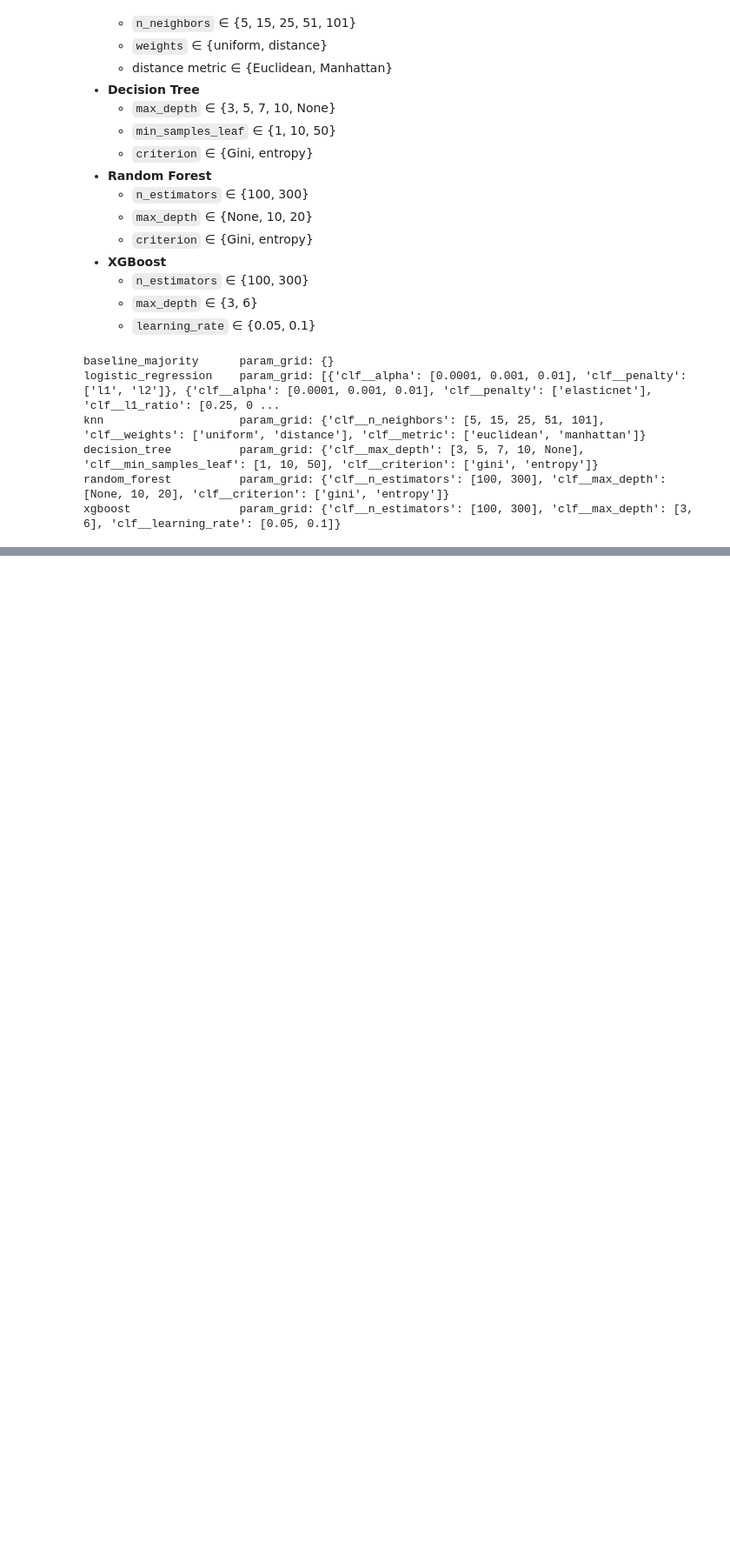
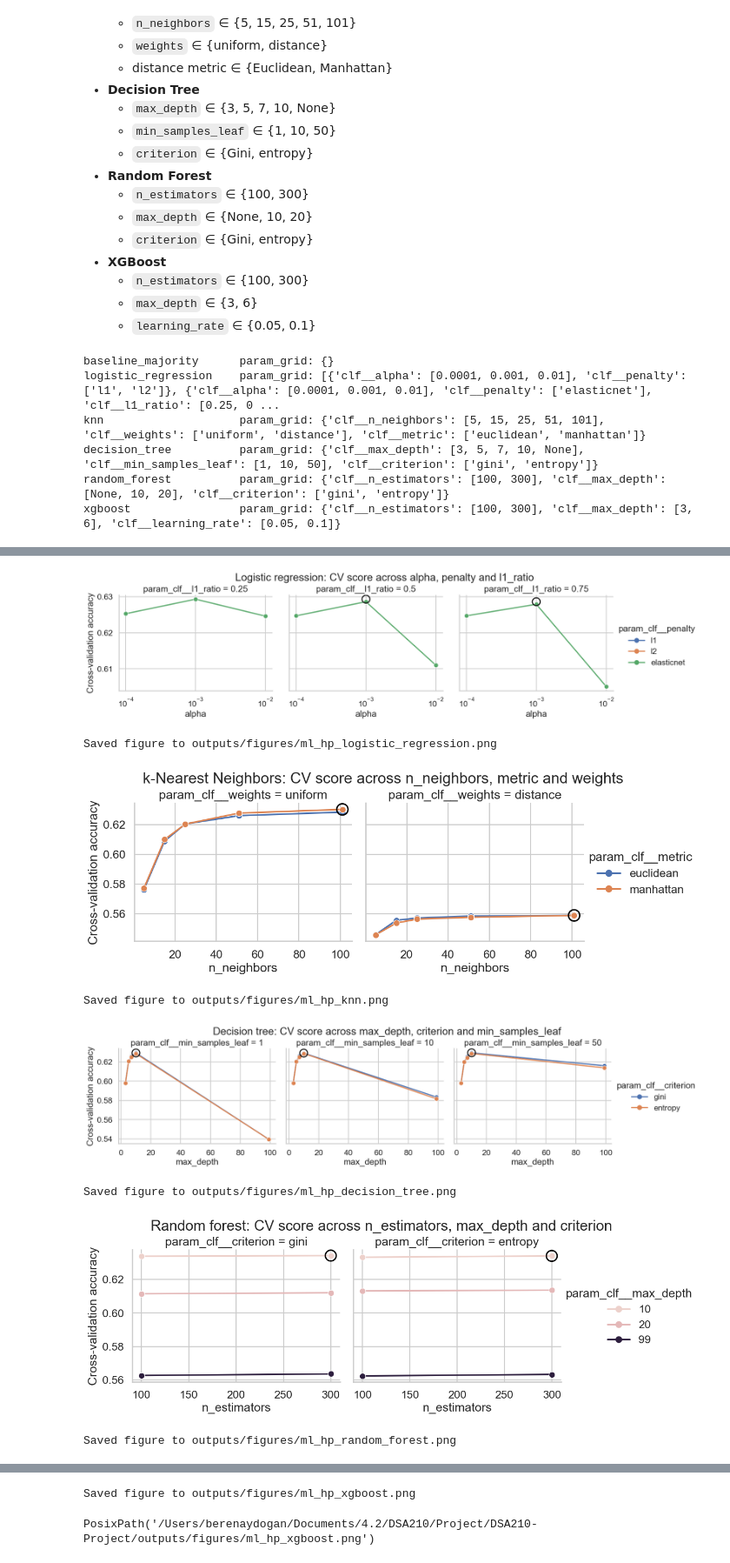
Before and after one commit to berenaydogan/DSA210-Project, a Jupyter notebook: notebooks/ml_modeling.ipynb, the cells around one changed output, grey strips where cells are left out. Shown at 87% size. Drawn from its saved outputs; the diff is of its cells as text; code cells hidden in the pictures; blank space fills up the shorter version.

Commit message:
feat: add hyperparameter tuning with predefined cross-validation folds

```diff
--- a/notebooks/ml_modeling.ipynb
+++ b/notebooks/ml_modeling.ipynb
@@ -976,0 +1142,62 @@ xgboost                param_grid: {'clf__n_estimators': [100, 300], 'clf__max_d
+# %%
+metric_label = TUNING_METRIC_LABEL
+
+plot_hp_grid(
+    cv_results_by_model["logistic_regression"],
+    primary="param_clf__alpha",
+    hue="param_clf__penalty",
+    col="param_clf__l1_ratio",
+    title="Logistic regression: CV score across alpha, penalty and l1_ratio",
+    savepath=FIGURES_DIR / "ml_hp_logistic_regression.png",
+    metric_label=metric_label,
+    x_log=True,
+)
+
+plot_hp_grid(
+    cv_results_by_model["knn"],
+    primary="param_clf__n_neighbors",
+    hue="param_clf__metric",
+    col="param_clf__weights",
+    title="k-Nearest Neighbors: CV score across n_neighbors, metric and weights",
+    savepath=FIGURES_DIR / "ml_hp_knn.png",
+    metric_label=metric_label,
+)
+
+plot_hp_grid(
+    cv_results_by_model["decision_tree"],
+    primary="param_clf__max_depth",
+    hue="param_clf__criterion",
+    col="param_clf__min_samples_leaf",
+    title="Decision tree: CV score across max_depth, criterion and min_samples_leaf",
+    savepath=FIGURES_DIR / "ml_hp_decision_tree.png",
+    metric_label=metric_label,
+)
+
+plot_hp_grid(
+    cv_results_by_model["random_forest"],
+    primary="param_clf__n_estimators",
+    hue="param_clf__max_depth",
+    col="param_clf__criterion",
+    title="Random forest: CV score across n_estimators, max_depth and criterion",
+    savepath=FIGURES_DIR / "ml_hp_random_forest.png",
+    metric_label=metric_label,
+)
+
+plot_hp_grid(
+    cv_results_by_model["xgboost"],
+    primary="param_clf__n_estimators",
+    hue="param_clf__max_depth",
+    col="param_clf__learning_rate",
+    title="XGBoost: CV score across n_estimators, max_depth and learning_rate",
+    savepath=FIGURES_DIR / "ml_hp_xgboost.png",
+    metric_label=metric_label,
+)
+# %% [output]
+[figure, added]
+Saved figure to outputs/figures/ml_hp_logistic_regression.png
+[figure, added]
+Saved figure to outputs/figures/ml_hp_knn.png
+[figure, added]
+Saved figure to outputs/figures/ml_hp_decision_tree.png
+[figure, added]
+Saved figure to outputs/figures/ml_hp_random_forest.png
@@ -976,0 +1205,2 @@ xgboost                param_grid: {'clf__n_estimators': [100, 300], 'clf__max_d
+Saved figure to outputs/figures/ml_hp_xgboost.png
+PosixPath('/Users/berenaydogan/Documents/4.2/DSA210/Project/DSA210-Project/outputs/figures/ml_hp_xgboost.png')
```
Also changed, not shown: parts of 4 cells of this notebook, 6 other files.
